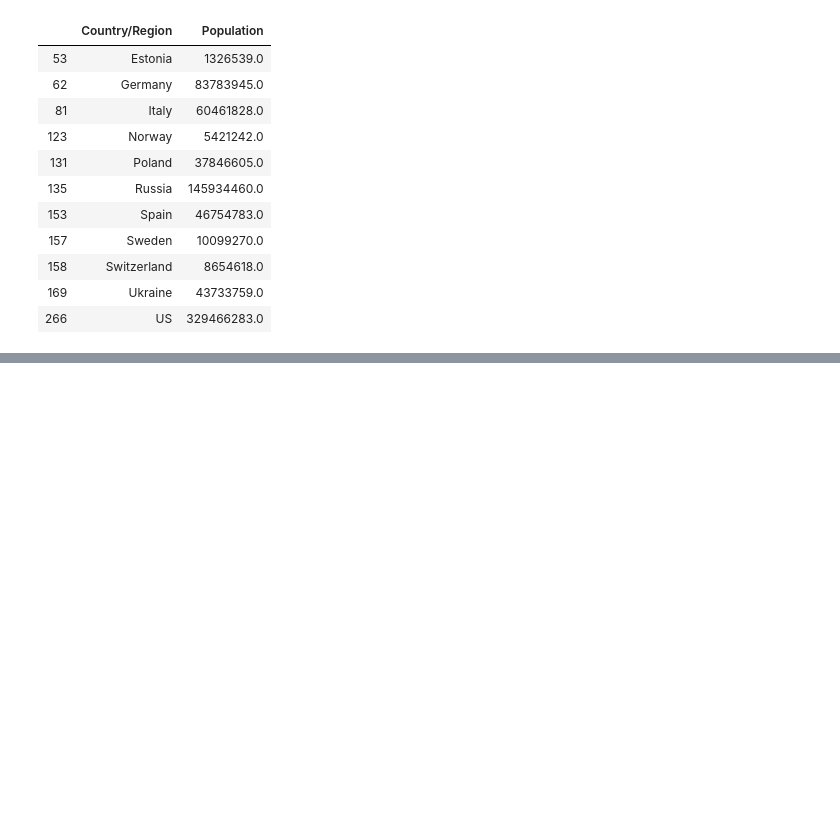
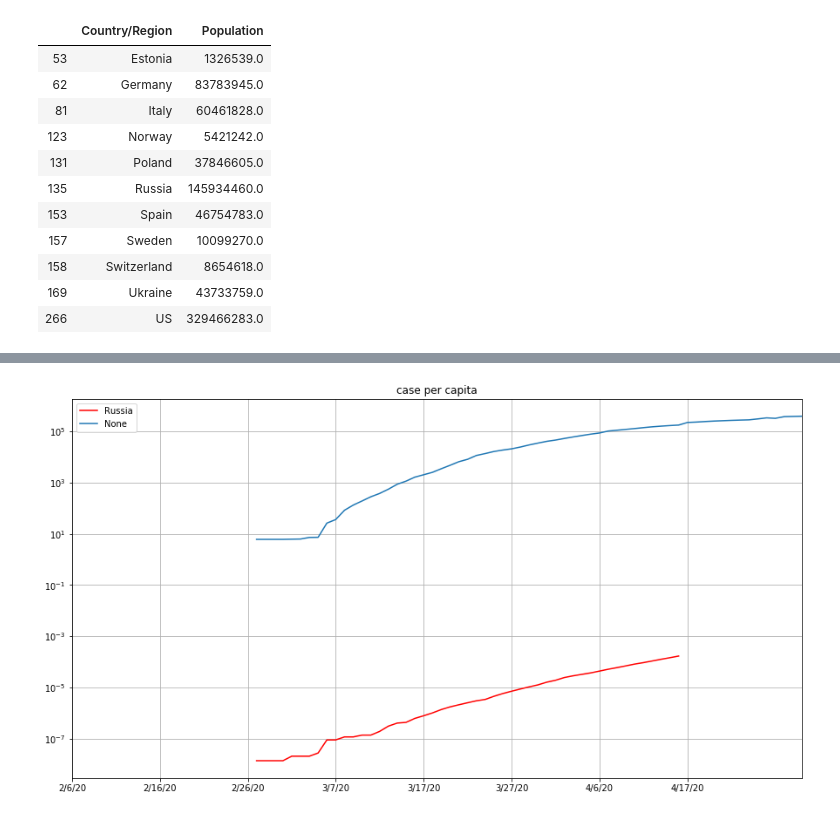
Before and after one commit to Dmitry1973/ML_for_business, a Jupyter notebook: covid.ipynb, the cells around one changed output, grey strips where cells are left out. Saved outputs shown, nothing was run; the diff lists cells and outputs as text; code cells hidden in the pictures; blank space fills up the shorter version.

```diff
--- a/covid.ipynb
+++ b/covid.ipynb
@@ -344,0 +365,11 @@ df_6['Italy'].plot(c='b', legend="It").grid()
+# %%
+import numpy as np
+
+for d in range(17, 31):
+    avg_case[f'4/{d}/20']=np.nan
+
+pred_case_to_cap_rus = (avg_case.shift(21) * df_pop.iloc[5][0])
+(df_4_['Russia']).shift(21).plot(c='r', figsize=(15, 8), legend="RU", title='case per capita',)
+pred_case_to_cap_rus.plot(logy=True, legend="pred").grid()
+# %% [output]
+[figure, added]
```
Also changed, not shown: parts of 13 cells of this notebook.
